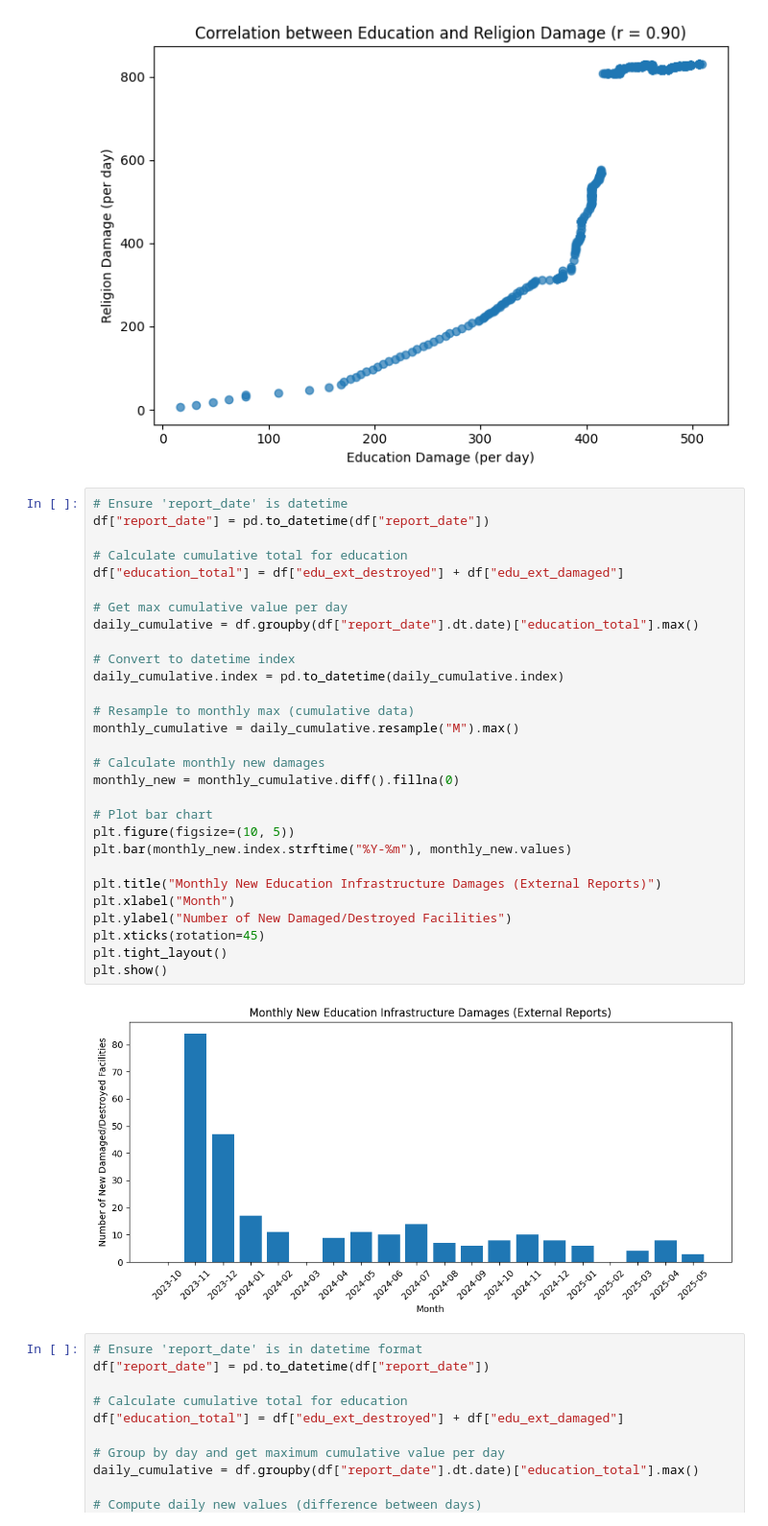
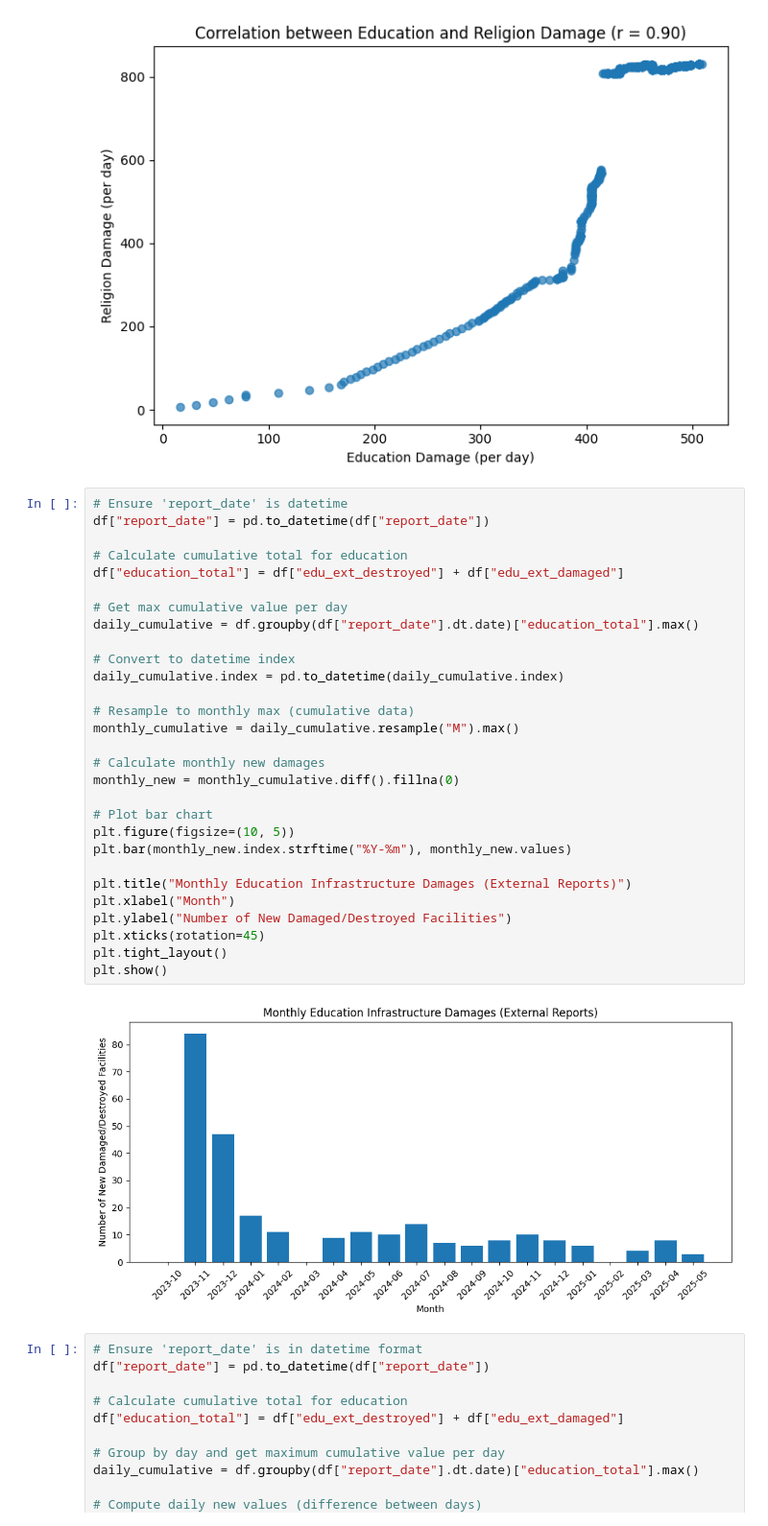
Before and after one commit to MIT-Emerging-Talent/ET6-CDSP-group-03-repo, a Jupyter notebook: 3_data_exploration/infrastracture_damaged_analysis.ipynb, the cells around one changed output. Shown: that part at 96% size. Saved outputs shown, nothing was run; the diff lists cells and outputs as text.

```diff
--- a/3_data_exploration/infrastracture_damaged_analysis.ipynb
+++ b/3_data_exploration/infrastracture_damaged_analysis.ipynb
@@ -188,34 +188,34 @@ Pearson correlation between education and religion damage: 0.90
 # %%
 # Ensure 'report_date' is datetime
 df["report_date"] = pd.to_datetime(df["report_date"])
 
 # Calculate cumulative total for education
 df["education_total"] = df["edu_ext_destroyed"] + df["edu_ext_damaged"]
 
 # Get max cumulative value per day
 daily_cumulative = df.groupby(df["report_date"].dt.date)["education_total"].max()
 
 # Convert to datetime index
 daily_cumulative.index = pd.to_datetime(daily_cumulative.index)
 
 # Resample to monthly max (cumulative data)
 monthly_cumulative = daily_cumulative.resample("M").max()
 
 # Calculate monthly new damages
 monthly_new = monthly_cumulative.diff().fillna(0)
 
 # Plot bar chart
 plt.figure(figsize=(10, 5))
 plt.bar(monthly_new.index.strftime("%Y-%m"), monthly_new.values)
 
-plt.title("Monthly New Education Infrastructure Damages (External Reports)")
+plt.title("Monthly Education Infrastructure Damages (External Reports)")
 plt.xlabel("Month")
 plt.ylabel("Number of New Damaged/Destroyed Facilities")
 plt.xticks(rotation=45)
 plt.tight_layout()
 plt.show()
 # %% [output]
-[figure, old version]
+[figure, new version]
 # %%
 # Ensure 'report_date' is in datetime format
 df["report_date"] = pd.to_datetime(df["report_date"])
```
Also changed, not shown: parts of 2 cells of this notebook.
